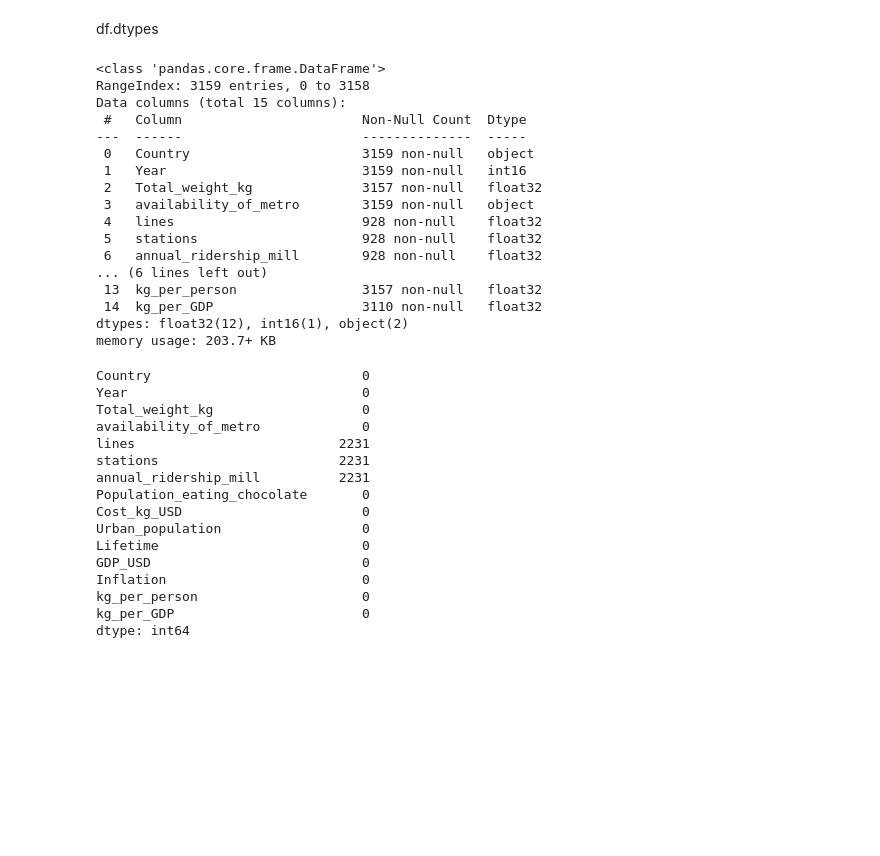
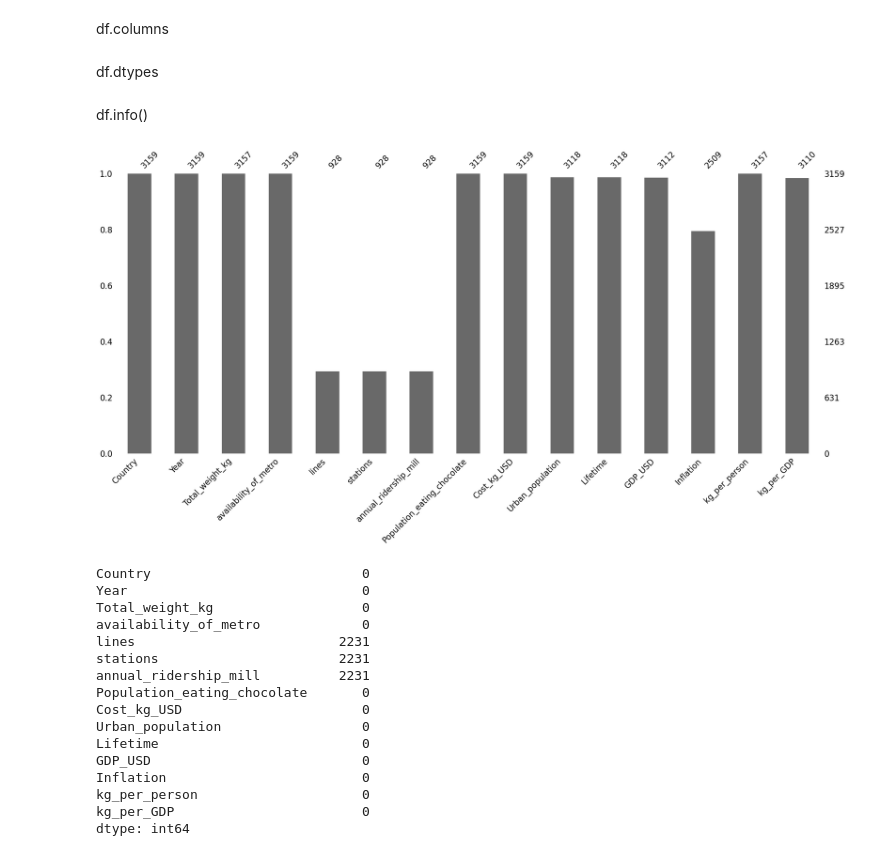
Before and after one commit to Paskored/Data-Analyst-Project_Kashtanov, a Jupyter notebook: Notebook/Курсовая V3.ipynb, the cells around one changed output. Drawn from its saved outputs; the diff is of its cells as text; code cells hidden in the pictures; blank space fills up the shorter version.

```diff
--- a/Notebook/Курсовая V3.ipynb
+++ b/Notebook/Курсовая V3.ipynb
@@ -43,23 +33,13 @@ Index(['Country', 'Year', 'Total_weight_kg', 'availability_of_metro', 'lines',
-# %% [markdown]
-df.dtypes
-# %%
-df.info()
-# %% [output]
-<class 'pandas.core.frame.DataFrame'>
-RangeIndex: 3159 entries, 0 to 3158
-Data columns (total 15 columns):
- #   Column                       Non-Null Count  Dtype
----  ------                       --------------  -----
- 0   Country                      3159 non-null   object
- 1   Year                         3159 non-null   int16
- 2   Total_weight_kg              3157 non-null   float32
- 3   availability_of_metro        3159 non-null   object
- 4   lines                        928 non-null    float32
- 5   stations                     928 non-null    float32
- 6   annual_ridership_mill        928 non-null    float32
-... (6 lines left out)
- 13  kg_per_person                3157 non-null   float32
- 14  kg_per_GDP                   3110 non-null   float32
-dtypes: float32(12), int16(1), object(2)
-memory usage: 203.7+ KB
+# %% [markdown]
+df.columns
+# %% [markdown]
+df.dtypes
+# %% [markdown]
+df.info()
+# %%
+# 1 ЭТАП
+# 1.0 Проверка миссингов
+msno.bar(df);
+# %% [output]
+[figure, added]
 # %%
```
Also changed, not shown: parts of 50 cells of this notebook, 16 other files.
